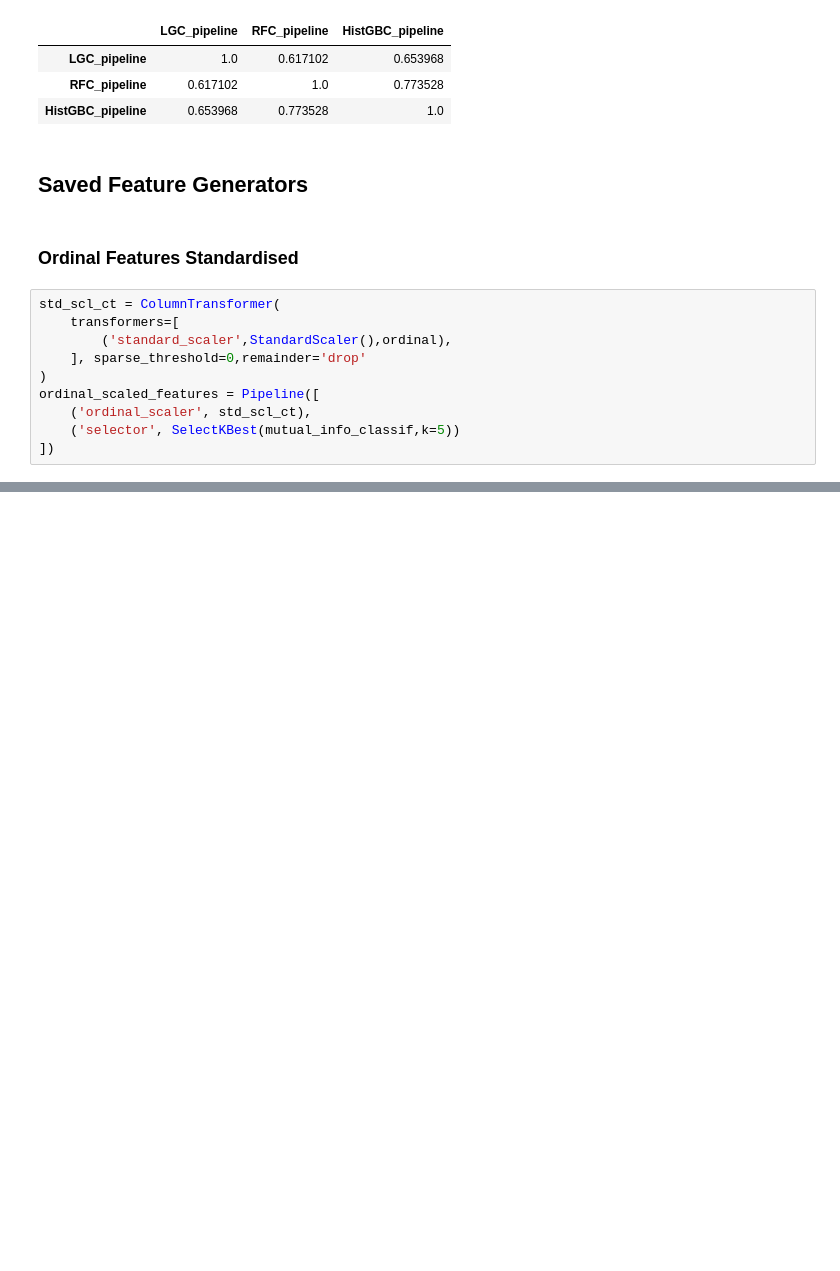
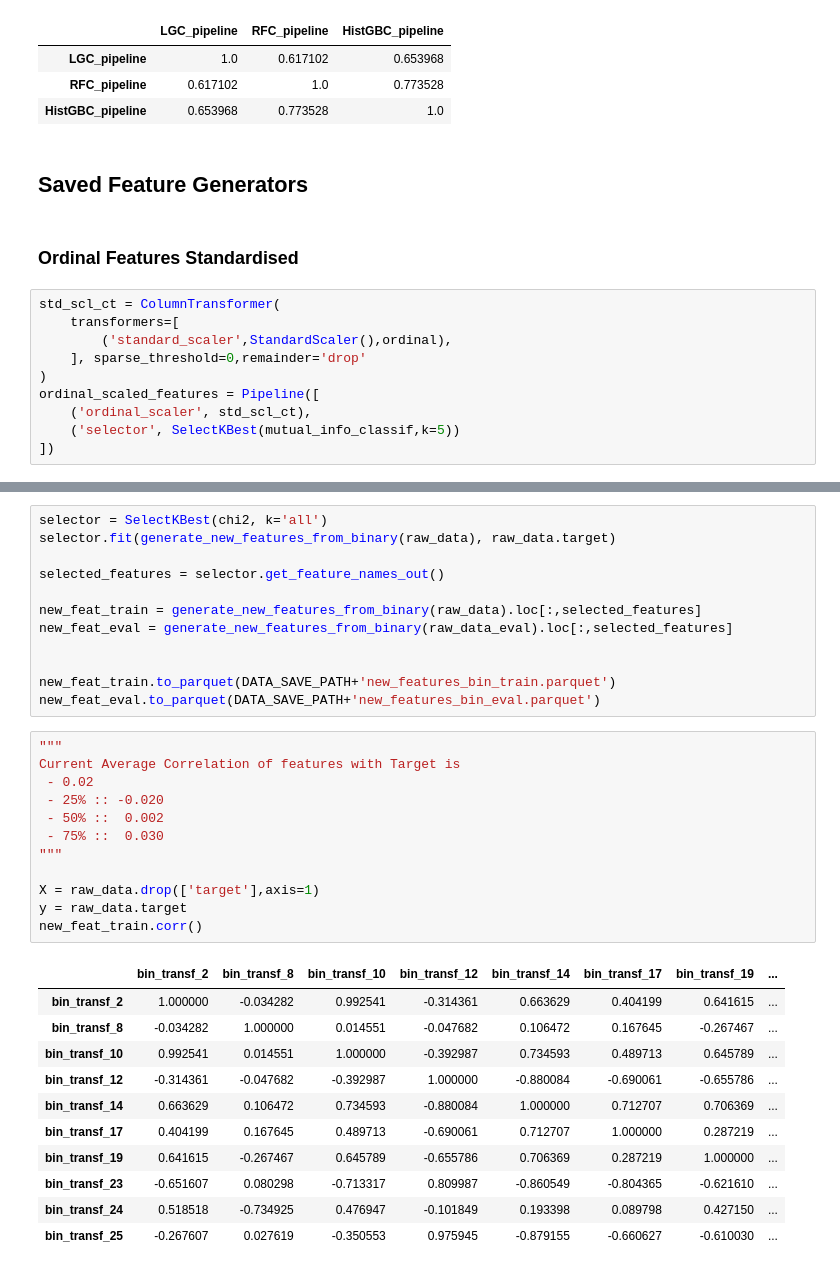
Before and after one commit to risan-raja/sdpiit, a Jupyter notebook: notebooks/sdpiitm-risan-raja-21f10000121.ipynb, the cells around one changed output, grey strips where cells are left out. Saved outputs shown, nothing was run; the diff lists cells and outputs as text; blank space fills up the shorter version.

```diff
--- a/notebooks/sdpiitm-risan-raja-21f10000121.ipynb
+++ b/notebooks/sdpiitm-risan-raja-21f10000121.ipynb
@@ -1496,0 +1577,36 @@ new_cols_df = pd.DataFrame(new_cols,columns=col_names)
+# %%
+selector = SelectKBest(chi2, k='all')
+selector.fit(generate_new_features_from_binary(raw_data), raw_data.target)
+
+selected_features = selector.get_feature_names_out()
+
+new_feat_train = generate_new_features_from_binary(raw_data).loc[:,selected_features]
+new_feat_eval = generate_new_features_from_binary(raw_data_eval).loc[:,selected_features]
+
+
+new_feat_train.to_parquet(DATA_SAVE_PATH+'new_features_bin_train.parquet')
+new_feat_eval.to_parquet(DATA_SAVE_PATH+'new_features_bin_eval.parquet')
+# %%
+"""
+Current Average Correlation of features with Target is
+ - 0.02
+ - 25% :: -0.020
+ - 50% ::  0.002
+ - 75% ::  0.030
+"""
+
+X = raw_data.drop(['target'],axis=1)
+y = raw_data.target
+new_feat_train.corr()
+# %% [output]
+|  | bin_transf_2 | bin_transf_8 | bin_transf_10 | bin_transf_12 | bin_transf_14 | bin_transf_17 | bin_transf_19 | ... |
+| bin_transf_2 | 1.000000 | -0.034282 | 0.992541 | -0.314361 | 0.663629 | 0.404199 | 0.641615 | ... |
+| bin_transf_8 | -0.034282 | 1.000000 | 0.014551 | -0.047682 | 0.106472 | 0.167645 | -0.267467 | ... |
+| bin_transf_10 | 0.992541 | 0.014551 | 1.000000 | -0.392987 | 0.734593 | 0.489713 | 0.645789 | ... |
+| bin_transf_12 | -0.314361 | -0.047682 | -0.392987 | 1.000000 | -0.880084 | -0.690061 | -0.655786 | ... |
+| bin_transf_14 | 0.663629 | 0.106472 | 0.734593 | -0.880084 | 1.000000 | 0.712707 | 0.706369 | ... |
+| bin_transf_17 | 0.404199 | 0.167645 | 0.489713 | -0.690061 | 0.712707 | 1.000000 | 0.287219 | ... |
+| bin_transf_19 | 0.641615 | -0.267467 | 0.645789 | -0.655786 | 0.706369 | 0.287219 | 1.000000 | ... |
+| bin_transf_23 | -0.651607 | 0.080298 | -0.713317 | 0.809987 | -0.860549 | -0.804365 | -0.621610 | ... |
+| bin_transf_24 | 0.518518 | -0.734925 | 0.476947 | -0.101849 | 0.193398 | 0.089798 | 0.427150 | ... |
+| bin_transf_25 | -0.267607 | 0.027619 | -0.350553 | 0.975945 | -0.879155 | -0.660627 | -0.610030 | ... |
```
Also changed, not shown: parts of 9 cells of this notebook, 5 other files.
